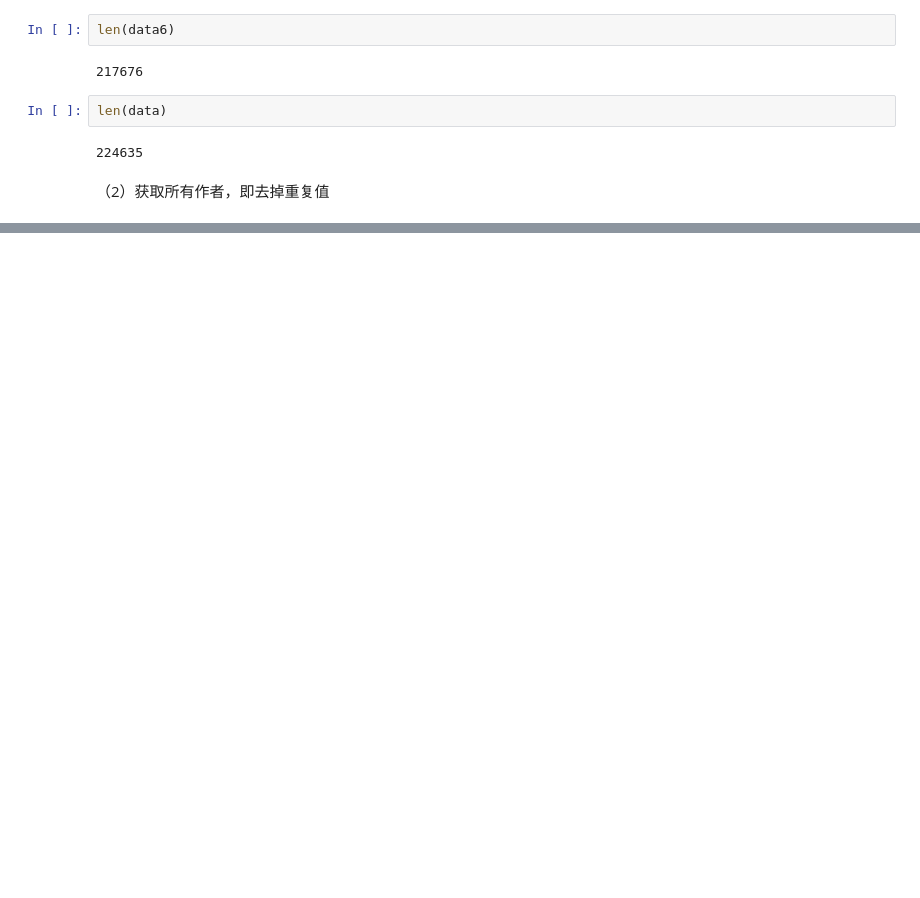
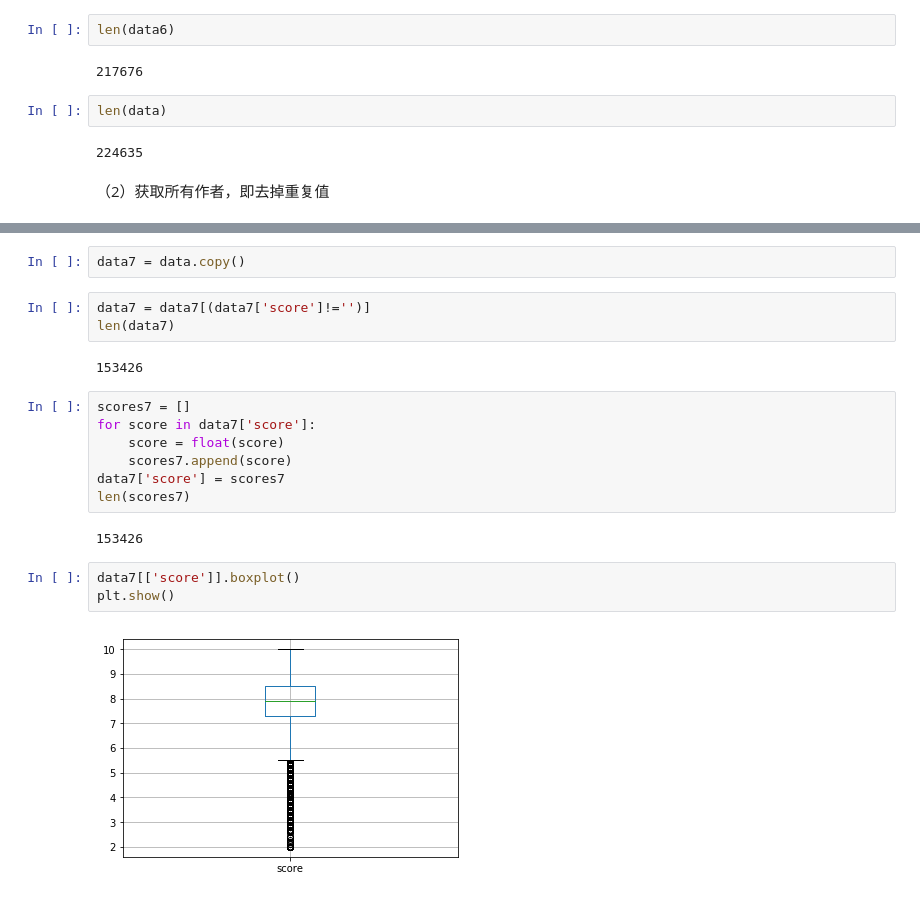
Before and after one commit to zwq-qianyu/Web-Learning, a Jupyter notebook: week2/practice/豆瓣图书分析.ipynb, the cells around one changed output, grey strips where cells are left out. Drawn from its saved outputs; the diff is of its cells as text; blank space fills up the shorter version.

```diff
--- a/week2/practice/豆瓣图书分析.ipynb
+++ b/week2/practice/豆瓣图书分析.ipynb
@@ -950,0 +991,21 @@ authors
+# %%
+data7 = data.copy()
+# %%
+data7 = data7[(data7['score']!='')]
+len(data7)
+# %% [output]
+153426
+# %%
+scores7 = []
+for score in data7['score']:
+    score = float(score)
+    scores7.append(score)
+data7['score'] = scores7
+len(scores7)
+# %% [output]
+153426
+# %%
+data7[['score']].boxplot()
+plt.show()
+# %% [output]
+[figure, added]
```
Also changed, not shown: parts of 21 cells of this notebook, 4 other files.
